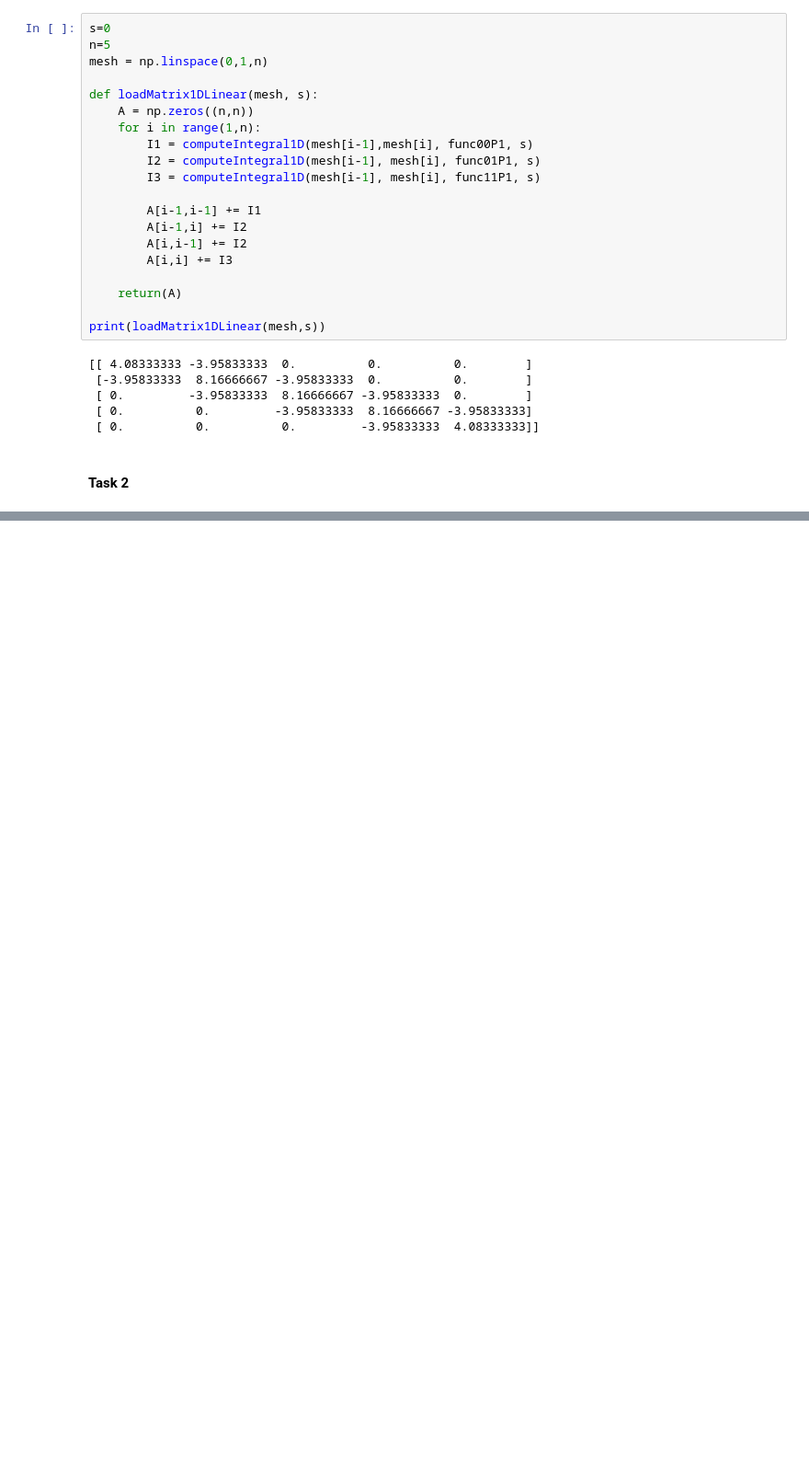
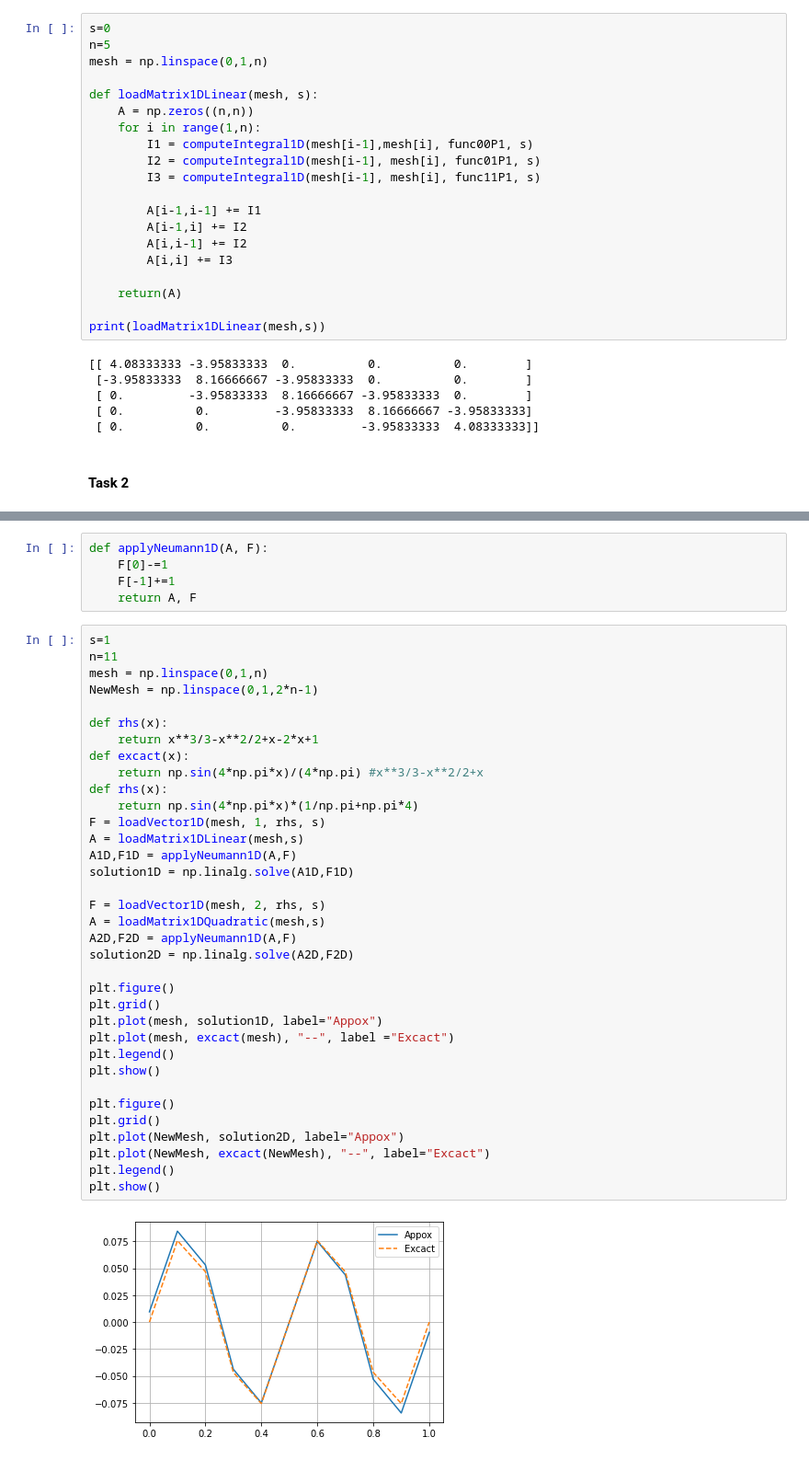
Before and after one commit to augustskog/TMA4220-Project-1, a Jupyter notebook: Project 1.ipynb, the cells around one changed output, grey strips where cells are left out. Shown: that part at 92% size. Drawn from its saved outputs; the diff is of its cells as text; blank space fills up the shorter version.

```diff
--- a/Project 1.ipynb
+++ b/Project 1.ipynb
@@ -401,0 +449,42 @@ print(loadMatrix1DQuadratic(mesh, s))
+# %%
+def applyNeumann1D(A, F):
+    F[0]-=1
+    F[-1]+=1
+    return A, F
+# %%
+s=1
+n=11
+mesh = np.linspace(0,1,n)
+NewMesh = np.linspace(0,1,2*n-1)
+
+def rhs(x):
+    return x**3/3-x**2/2+x-2*x+1
+def excact(x):
+    return np.sin(4*np.pi*x)/(4*np.pi) #x**3/3-x**2/2+x
+def rhs(x):
+    return np.sin(4*np.pi*x)*(1/np.pi+np.pi*4)
+F = loadVector1D(mesh, 1, rhs, s)
+A = loadMatrix1DLinear(mesh,s)
+A1D,F1D = applyNeumann1D(A,F)
+solution1D = np.linalg.solve(A1D,F1D)
+
+F = loadVector1D(mesh, 2, rhs, s)
+A = loadMatrix1DQuadratic(mesh,s)
+A2D,F2D = applyNeumann1D(A,F)
+solution2D = np.linalg.solve(A2D,F2D)
+
+plt.figure()
+plt.grid()
+plt.plot(mesh, solution1D, label="Appox")
+plt.plot(mesh, excact(mesh), "--", label ="Excact")
+plt.legend()
+plt.show()
+
+plt.figure()
+plt.grid()
+plt.plot(NewMesh, solution2D, label="Appox")
+plt.plot(NewMesh, excact(NewMesh), "--", label="Excact")
+plt.legend()
+plt.show()
+# %% [output]
+[figure, added]
```
Also changed, not shown: parts of 10 cells of this notebook.
